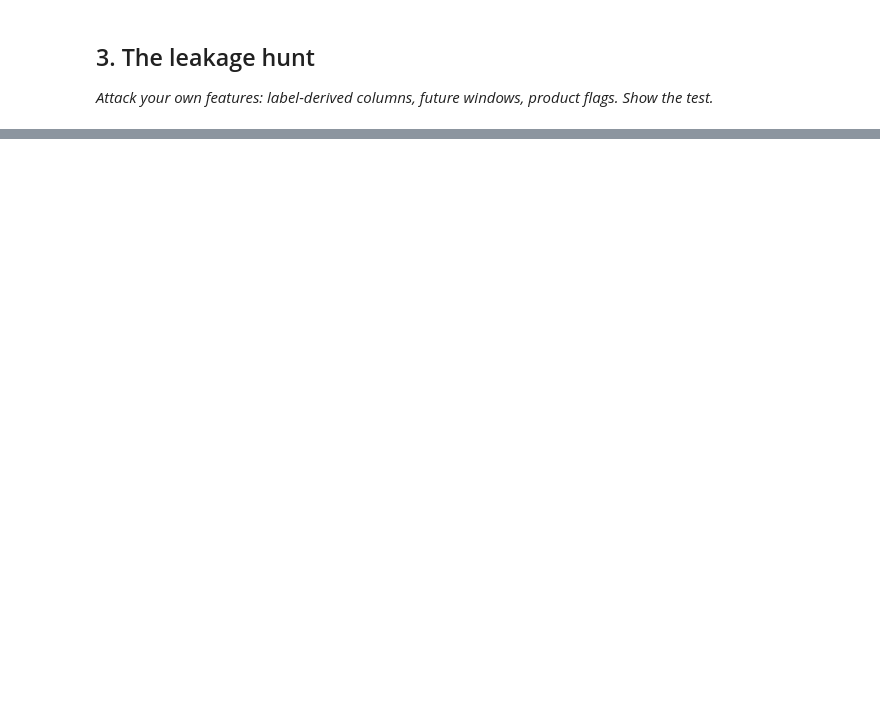
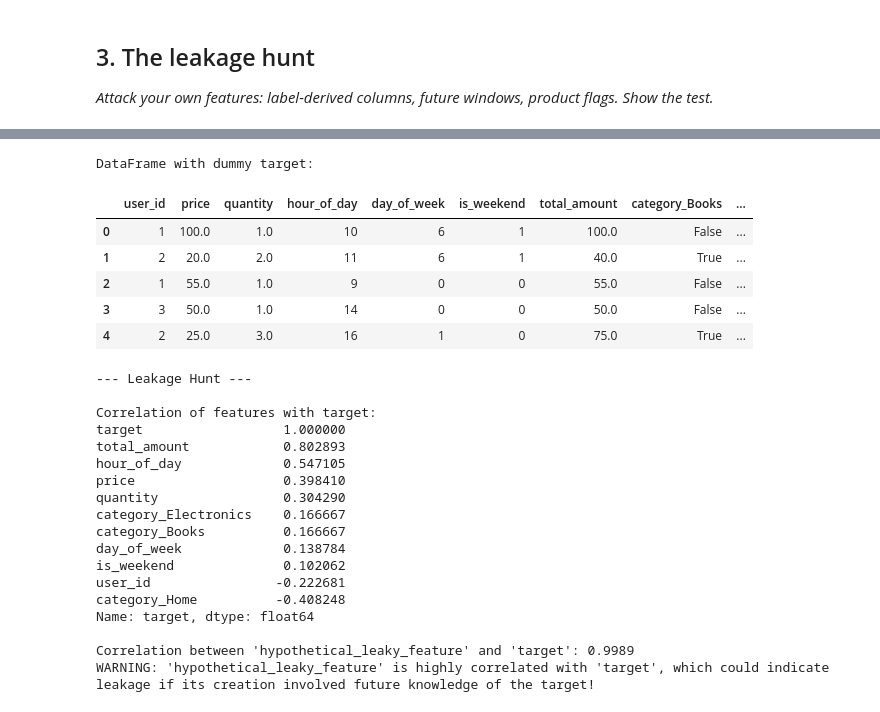
Before and after one commit to shreya1111/flyrank-week1, a Jupyter notebook: work/notebooks/w03_feature_leakage_check.ipynb, the cells around one changed output, grey strips where cells are left out. Cells and saved outputs as stored; diff of their text form; code cells hidden in the pictures; blank space fills up the shorter version.

```diff
--- a/work/notebooks/w03_feature_leakage_check.ipynb
+++ b/work/notebooks/w03_feature_leakage_check.ipynb
@@ -36,0 +166,60 @@ This skeleton is yours to fill. Work the sections **in order** — each one has
+# %%
+# Assuming we have a target variable, let's create a dummy one for demonstration.
+# In a real scenario, this would be your actual label (e.g., 'will_return_customer').
+# Here, we create a dummy target based on 'total_amount' for illustrative purposes.
+df_features['target'] = (df_features['total_amount'] > df_features['total_amount'].median()).astype(int)
+
+print("DataFrame with dummy target:")
+display(df_features.head())
+
+print("\n--- Leakage Hunt ---")
+
+# Example 1: Check correlation of engineered features with the target
+# A very high correlation (e.g., close to 1 or -1) for a feature that shouldn't
+# be directly predictive of the target (e.g., if it used future information)
+# might indicate leakage.
+print("\nCorrelation of features with target:")
+correlations = df_features.corr(numeric_only=True)['target'].sort_values(ascending=False)
+print(correlations)
+
+# Example 2: Test for direct label-derived columns
+# Imagine a hypothetical feature that was accidentally created using future information
+# or directly from the target. For demonstration, let's create one.
+df_features['hypothetical_leaky_feature'] = df_features['target'] * 0.9 + np.random.rand(len(df_features)) * 0.1 # Highly correlated but not perfectly 1
+
+print(f"\nCorrelation between 'hypothetical_leaky_feature' and 'target': {df_features['hypothetical_leaky_feature'].corr(df_features['target']):.4f}")
+
+if df_features['hypothetical_leaky_feature'].corr(df_features['target']) > 0.9:
+    print("WARNING: 'hypothetical_leaky_feature' is highly correlated with 'target', which could indicate leakage if its creation involved future knowledge of the target!")
+else:
+    print("'hypothetical_leaky_feature' does not show concerning direct leakage based on this high correlation threshold.")
+
+# Further checks would involve:
+# - Time-based leakage: Ensuring no features use future information relative to the prediction point.
+# - Group-based leakage: Ensuring features computed on the test set are not used to train the model (e.g., global aggregates computed post-split).
+# %% [output]
+DataFrame with dummy target:
+|  | user_id | price | quantity | hour_of_day | day_of_week | is_weekend | total_amount | category_Books | ... |
+| 0 | 1 | 100.0 | 1.0 | 10 | 6 | 1 | 100.0 | False | ... |
+| 1 | 2 | 20.0 | 2.0 | 11 | 6 | 1 | 40.0 | True | ... |
+| 2 | 1 | 55.0 | 1.0 | 9 | 0 | 0 | 55.0 | False | ... |
+| 3 | 3 | 50.0 | 1.0 | 14 | 0 | 0 | 50.0 | False | ... |
+| 4 | 2 | 25.0 | 3.0 | 16 | 1 | 0 | 75.0 | True | ... |
+--- Leakage Hunt ---
+
+Correlation of features with target:
+target                  1.000000
+total_amount            0.802893
+hour_of_day             0.547105
+price                   0.398410
+quantity                0.304290
+category_Electronics    0.166667
+category_Books          0.166667
+day_of_week             0.138784
+is_weekend              0.102062
+user_id                -0.222681
+category_Home          -0.408248
+Name: target, dtype: float64
+
+Correlation between 'hypothetical_leaky_feature' and 'target': 0.9989
+WARNING: 'hypothetical_leaky_feature' is highly correlated with 'target', which could indicate leakage if its creation involved future knowledge of the target!
```
Also changed, not shown: parts of 13 cells of this notebook.
